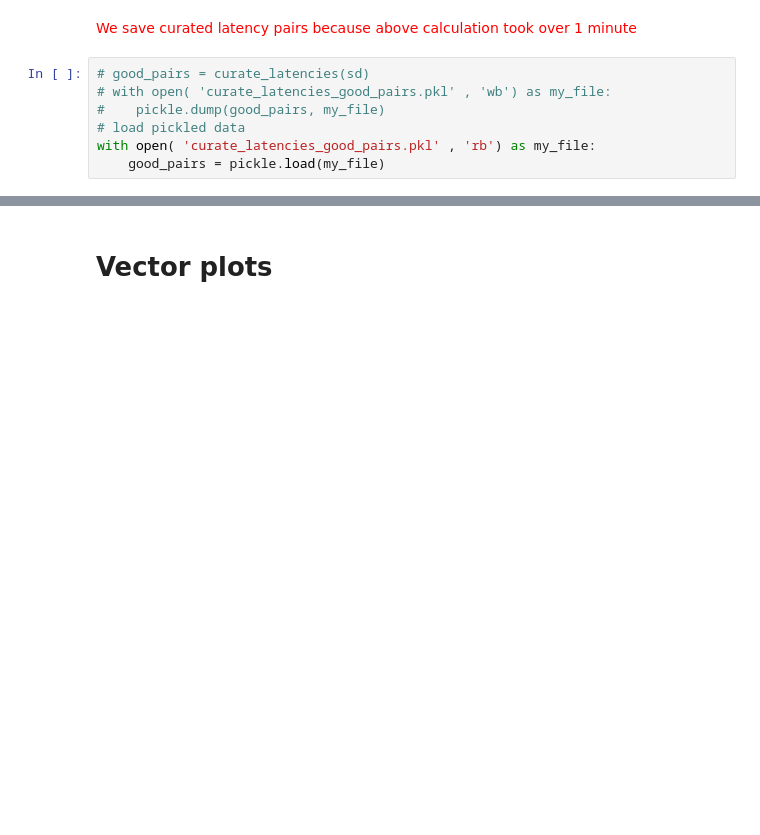
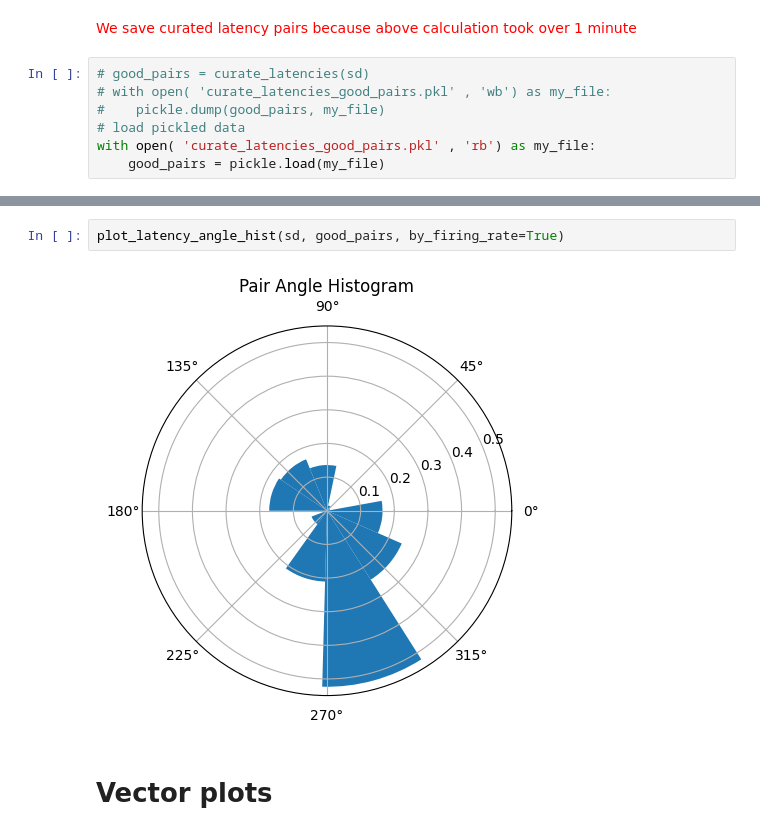
Before and after one commit to braingeneers/midbrain_parkinsons, a Jupyter notebook: tutorials/experiments/ca1/hc328/no_drug/hc328_no_drug_latencies.ipynb, the cells around one changed output, grey strips where cells are left out. Cells and saved outputs as stored; diff of their text form; blank space fills up the shorter version.

```diff
--- a/tutorials/experiments/ca1/hc328/no_drug/hc328_no_drug_latencies.ipynb
+++ b/tutorials/experiments/ca1/hc328/no_drug/hc328_no_drug_latencies.ipynb
@@ -29,3 +34,7 @@ plot_latency_pair_hist(sd, good_pairs)
+# %%
+plot_latency_angle_hist(sd, good_pairs, by_firing_rate=True)
+# %% [output]
+[figure, added]
 # %% [markdown]
 # Vector plots
 # %%
```
Also changed, not shown: parts of 4 cells of this notebook, 8 other files.
